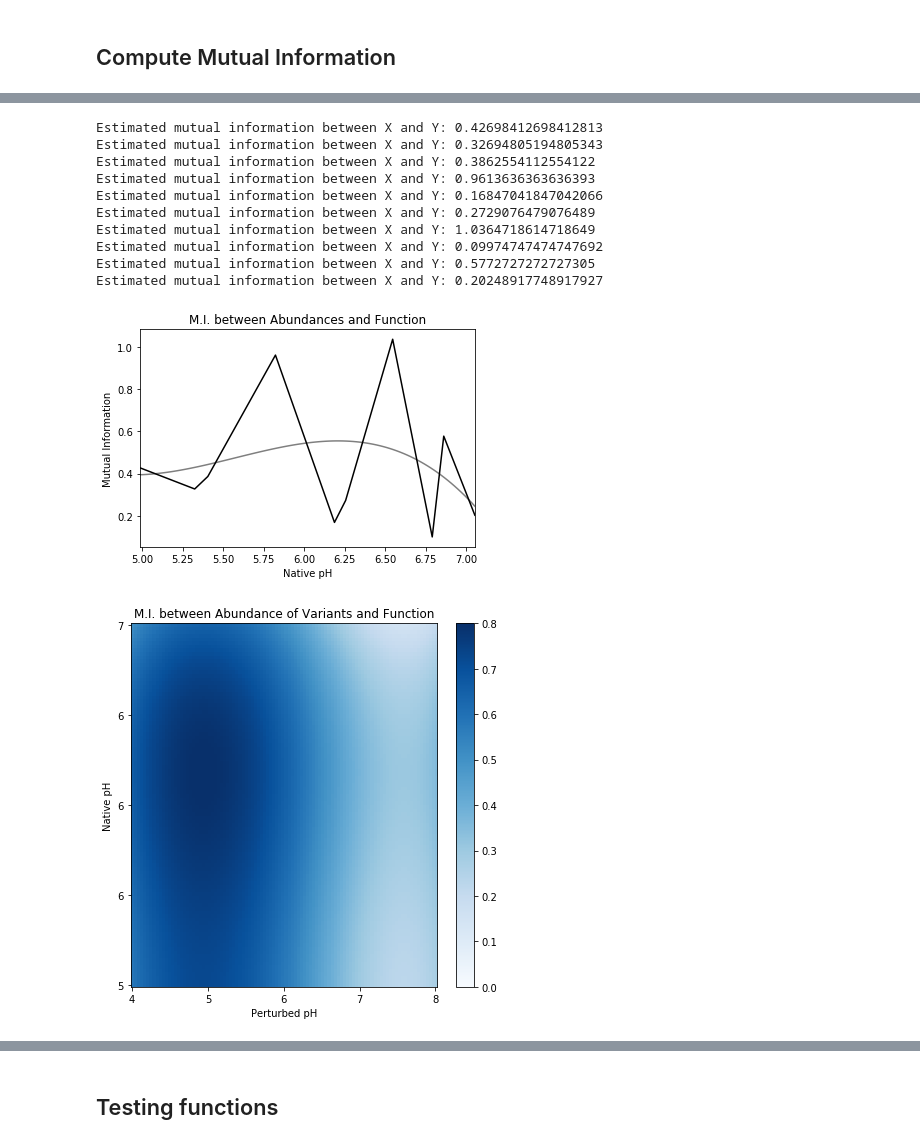
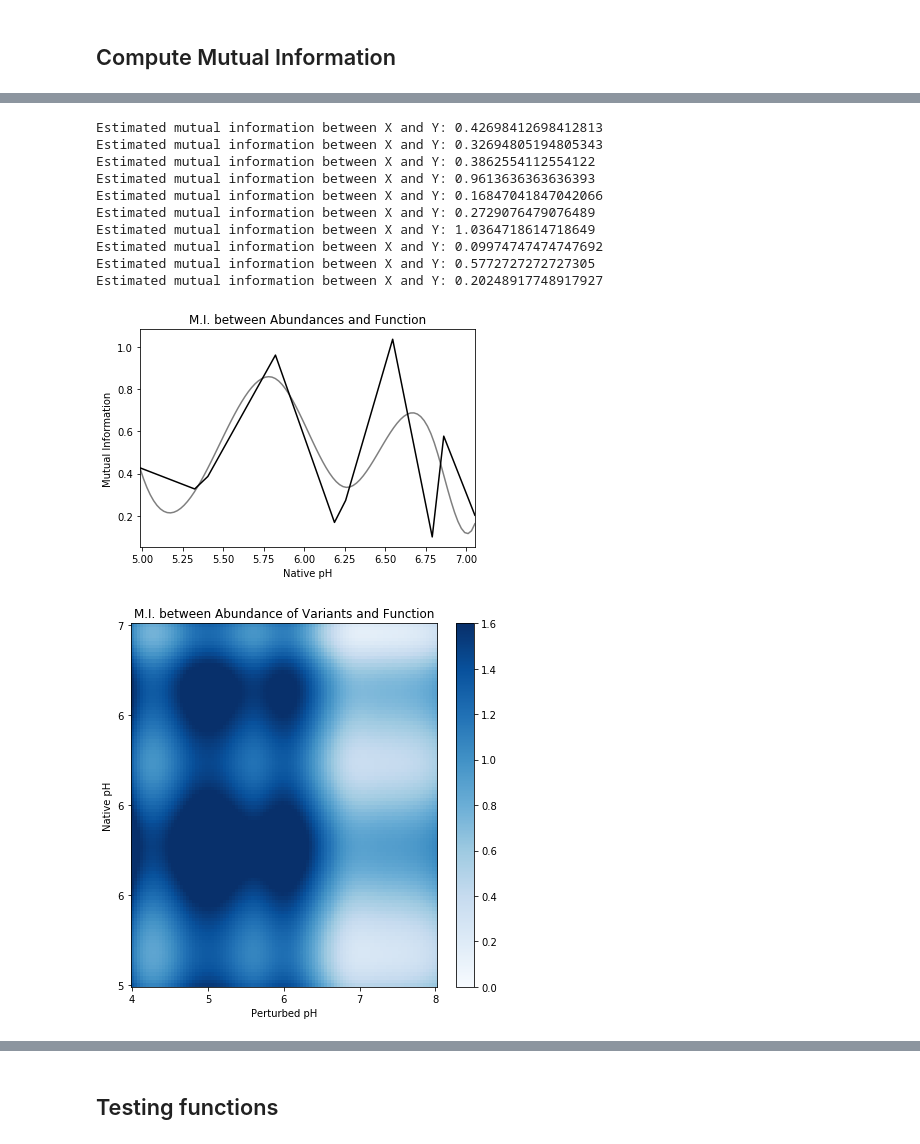
Before and after one commit to AddisonHowe/soil-metagenomics, a Jupyter notebook: organization.ipynb, the cells around one changed output, grey strips where cells are left out. Drawn from its saved outputs; the diff is of its cells as text; code cells hidden in the pictures.

```diff
--- a/organization.ipynb
+++ b/organization.ipynb
@@ -1364,7 +1364,7 @@ plt.title('M.I. between Abundances and Function')
 
 
 spline = UnivariateSpline(native, MI_native)
-spline.set_smoothing_factor(1)
+spline.set_smoothing_factor(0.5)
 
 # Generate high-resolution x values
 x_high = np.linspace(min(native), max(native), 100)
@@ -1384,7 +1384,7 @@ Estimated mutual information between X and Y: 1.0364718614718649
 Estimated mutual information between X and Y: 0.09974747474747692
 Estimated mutual information between X and Y: 0.5772727272727305
 Estimated mutual information between X and Y: 0.20248917748917927
-[figure, old version]
+[figure, new version]
 # %%
 native_smooth = pd.read_csv('out/MI_native_smooth.tsv', sep = '\t', header = None)
 perturb_smooth = pd.read_csv('out/MI_perturbed_smooth.tsv', sep = '\t', header = None)
@@ -1395,7 +1395,7 @@ data = np.zeros((100, 100))
 
 for i in range(100):
     for j in range(100):
-        data[i][j] = (native_smooth[i] + perturb_smooth[j])/2
+        data[i][j] = native_smooth[i] + perturb_smooth[j]
 
 
 # Define the min and max values for the axes
@@ -1404,32 +1404,32 @@ y_min, y_max = 5, 7 # example range for x-axis
 
 
 
 # Create the figure and axis
 fig, ax = plt.subplots(figsize=(6, 6))
 
 # Display the matrix using imshow
-cax = ax.imshow(data, cmap = 'Blues', origin='lower', aspect='auto', vmin = 0, vmax = 0.8)
+cax = ax.imshow(data, cmap = 'Blues', origin='lower', aspect='auto', vmin = 0, vmax = 1.6)
 
 # Set custom tick positions and labels
 num_ticks = 5  # number of ticks to show
 x_ticks = np.linspace(0, data.shape[1] - 1, num_ticks)
 y_ticks = np.linspace(0, data.shape[0] - 1, num_ticks)
 x_labels = np.linspace(x_min, x_max, num_ticks)
 y_labels = np.linspace(y_min, y_max, num_ticks)
 
 ax.set_xticks(x_ticks)
 ax.set_xticklabels([f"{label:.0f}" for label in x_labels])
 ax.set_yticks(y_ticks)
 ax.set_yticklabels([f"{label:.0f}" for label in y_labels])
 
 # Add colorbar and labels
 plt.colorbar(cax, ax=ax)
 ax.set_xlabel("Perturbed pH")
 ax.set_ylabel("Native pH")
 ax.set_title("M.I. between Abundance of Variants and Function")
 
 # Show the plot
 plt.tight_layout()
 plt.show()
 # %% [output]
-[figure, old version]
+[figure, new version]
```
Also changed, not shown: parts of 7 cells of this notebook, 6 other files.
